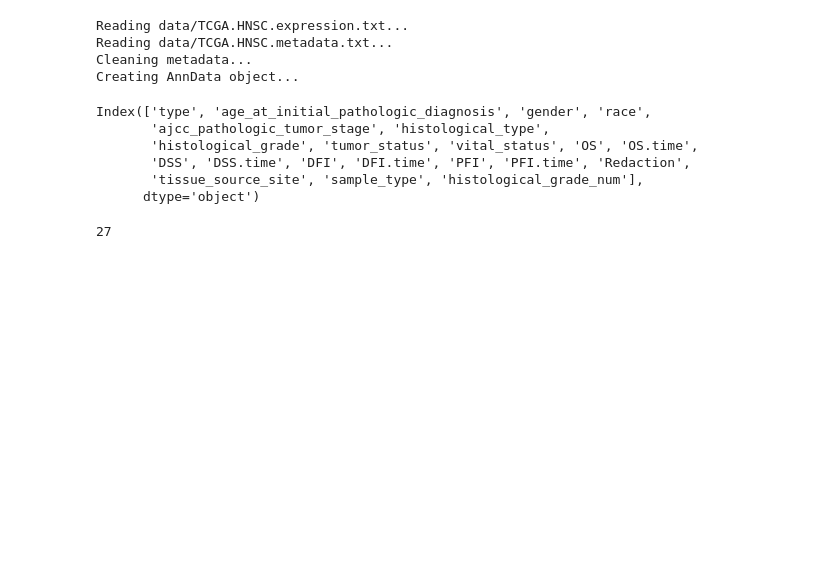
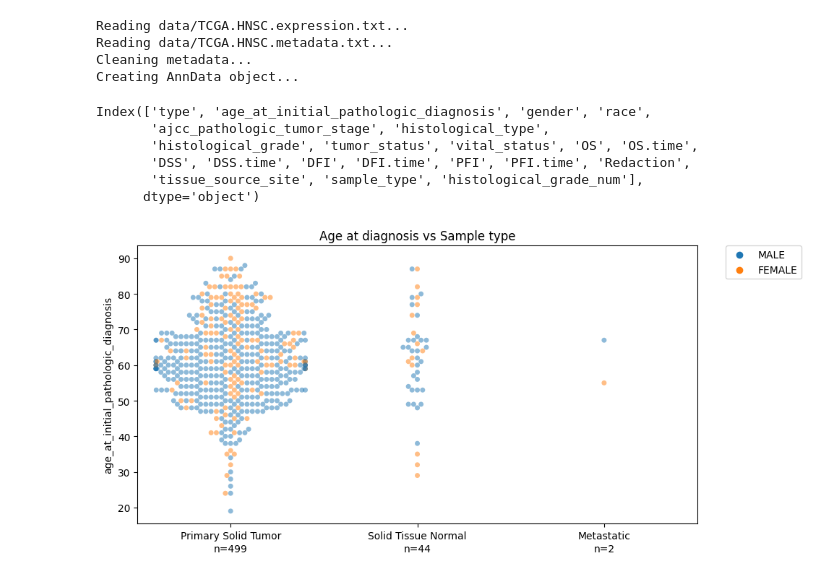
Before and after one commit to mikecuoco/ece204_project1, a Jupyter notebook: cohort_summary.ipynb, the cells around one changed output. Drawn from its saved outputs; the diff is of its cells as text; code cells hidden in the pictures; blank space fills up the shorter version.

```diff
--- a/cohort_summary.ipynb
+++ b/cohort_summary.ipynb
@@ -19,11 +24,28 @@ Index(['type', 'age_at_initial_pathologic_diagnosis', 'gender', 'race',
        'DSS', 'DSS.time', 'DFI', 'DFI.time', 'PFI', 'PFI.time', 'Redaction',
        'tissue_source_site', 'sample_type', 'histological_grade_num'],
       dtype='object')
-# %%
-# view sample types
-adata.obs["tissue_source_site"].nunique()
-# %% [output]
-27
+# %%
+sns.swarmplot(adata.obs, y="age_at_initial_pathologic_diagnosis", hue="gender", x="sample_type", alpha=0.5)
+# add number of points for each sample type
+for i, s in enumerate(adata.obs["sample_type"].unique()):
+	n = adata.obs["sample_type"].value_counts()[s]
+	n = f"n={n}"
+	plt.text(i, 7, n, ha='center', va='bottom', size=10)
+
+# move legend outside of plot
+plt.legend(bbox_to_anchor=(1.05, 1), loc=2, borderaxespad=0.)
+
+# hide axis labels
+plt.xlabel("")
+
+# make wider
+plt.gcf().set_size_inches(10, 5)
+
+# save
+plt.title("Age at diagnosis vs Sample type")
+plt.savefig("figures/age_vs_sampletype.png", dpi=300, bbox_inches="tight")
+# %% [output]
+[figure, added]
 # %%
 # view patient features
 df = adata.obs[adata.obs["sample_type"] == "Primary Solid Tumor"]
```
Also changed, not shown: parts of 3 cells of this notebook, 3 other files.
